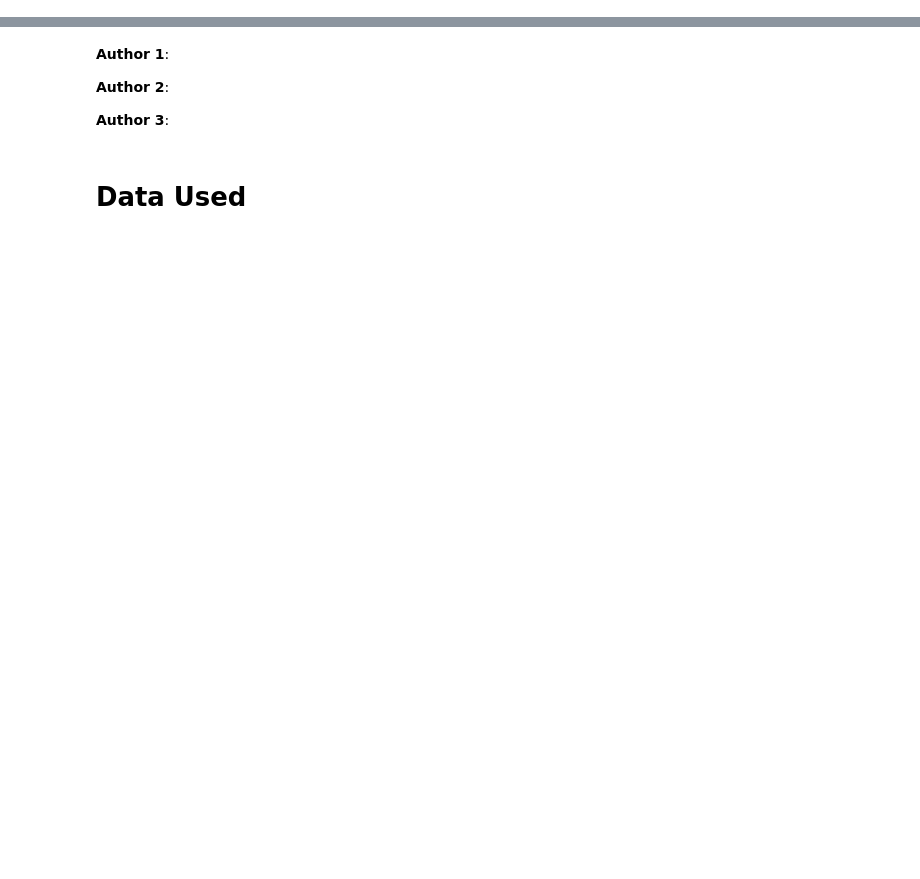
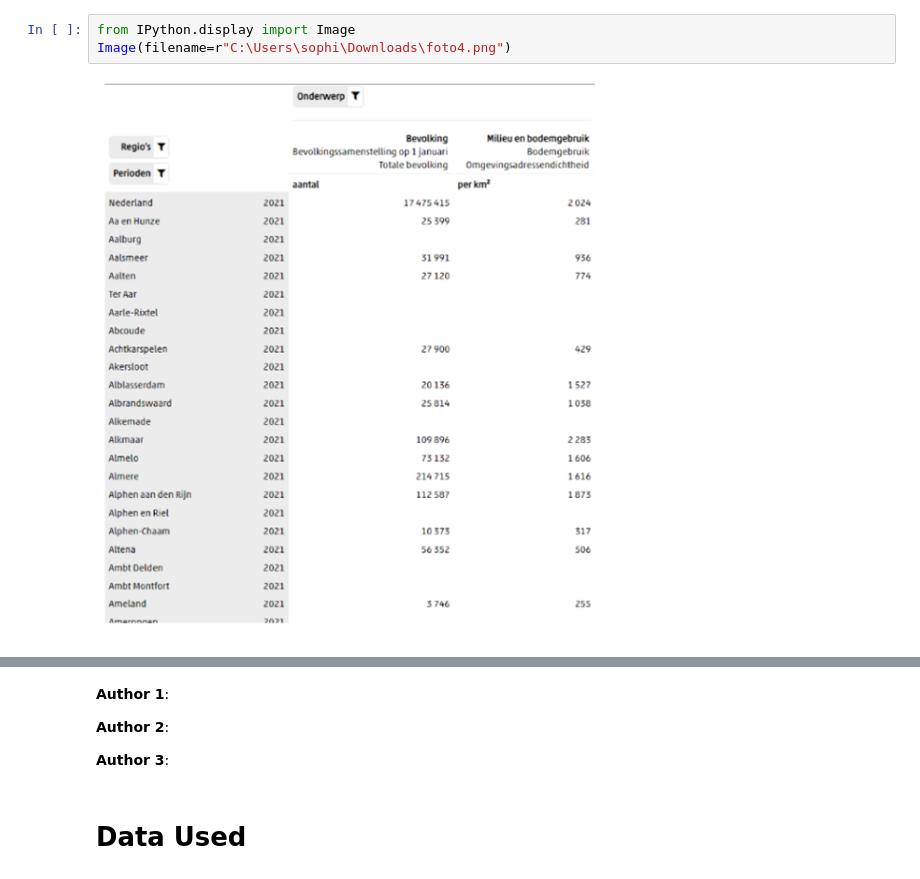
Before and after one commit to sophietimmerman/TIL6022-Programming, a Jupyter notebook: project_template.ipynb, the cells around one changed output, grey strips where cells are left out. Drawn from its saved outputs; the diff is of its cells as text; blank space fills up the shorter version.

```diff
--- a/project_template.ipynb
+++ b/project_template.ipynb
@@ -14,0 +93,5 @@ The objective of this research is to analyze the impact of the availability of e
+# %%
+from IPython.display import Image
+Image(filename=r"C:\Users\sophi\Downloads\foto4.png")
+# %% [output]
+[figure, added]
```
Also changed, not shown: parts of 22 cells of this notebook.
